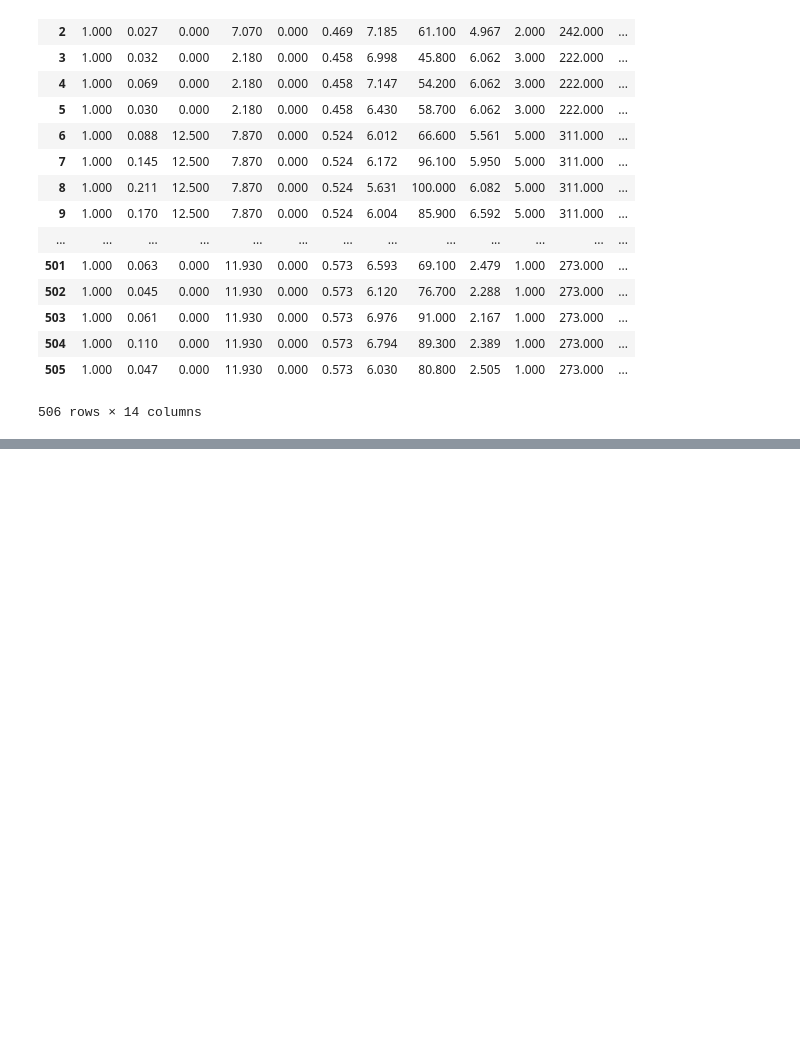
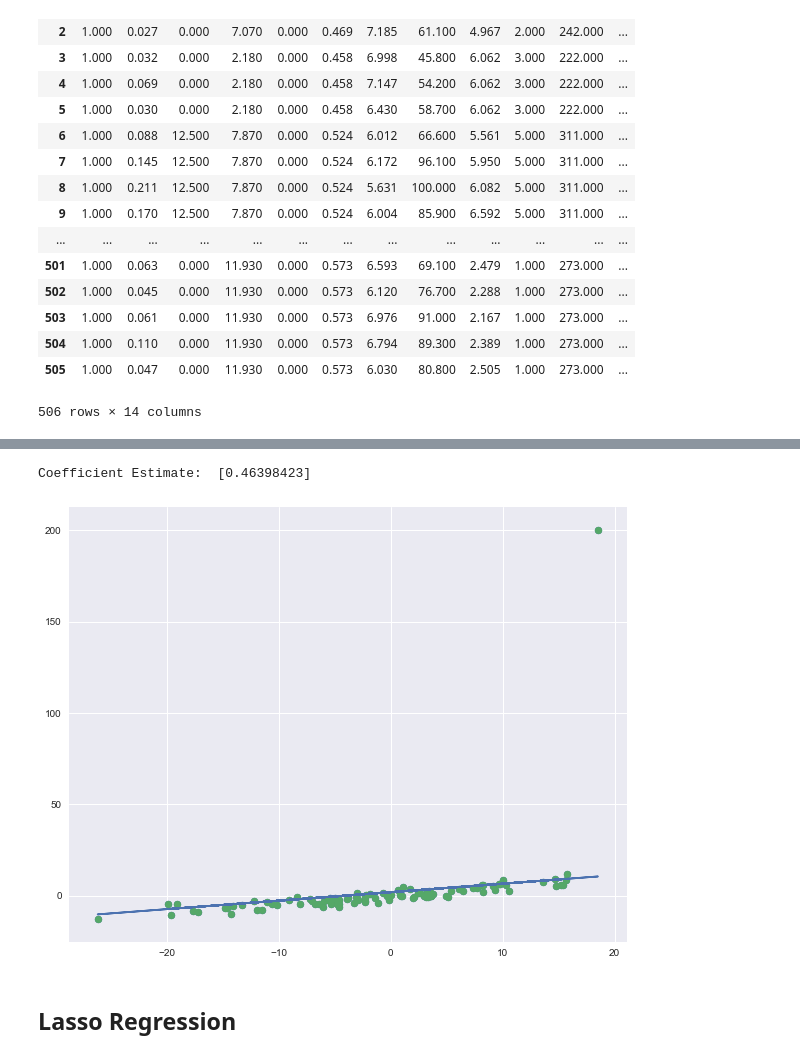
Before and after one commit to alexkaratzas/Udemy-ML-Course, a Jupyter notebook: bostonhousingproject/Boston Housing Project.ipynb, the cells around one changed output, grey strips where cells are left out. Drawn from its saved outputs; the diff is of its cells as text; code cells hidden in the pictures; blank space fills up the shorter version.

```diff
--- a/bostonhousingproject/Boston Housing Project.ipynb
+++ b/bostonhousingproject/Boston Housing Project.ipynb
@@ -334,0 +376,15 @@ OLS Regression Results
+# %%
+plt.figure(figsize=(10,8));
+plt.scatter(rng, y_gen);
+
+ridge_mod = Ridge(alpha=1, normalize=True)
+ridge_mod.fit(rng.reshape(-1,1), y_gen)
+ridge_model_pred = ridge_mod.predict(rng.reshape(-1,1))
+plt.scatter(rng, y_gen)
+plt.plot(rng, ridge_model_pred)
+print("Coefficient Estimate: ", ridge_mod.coef_)
+# %% [output]
+Coefficient Estimate:  [0.46398423]
+[figure, added]
+# %% [markdown]
+## Lasso Regression
```
Also changed, not shown: parts of 24 cells of this notebook.
